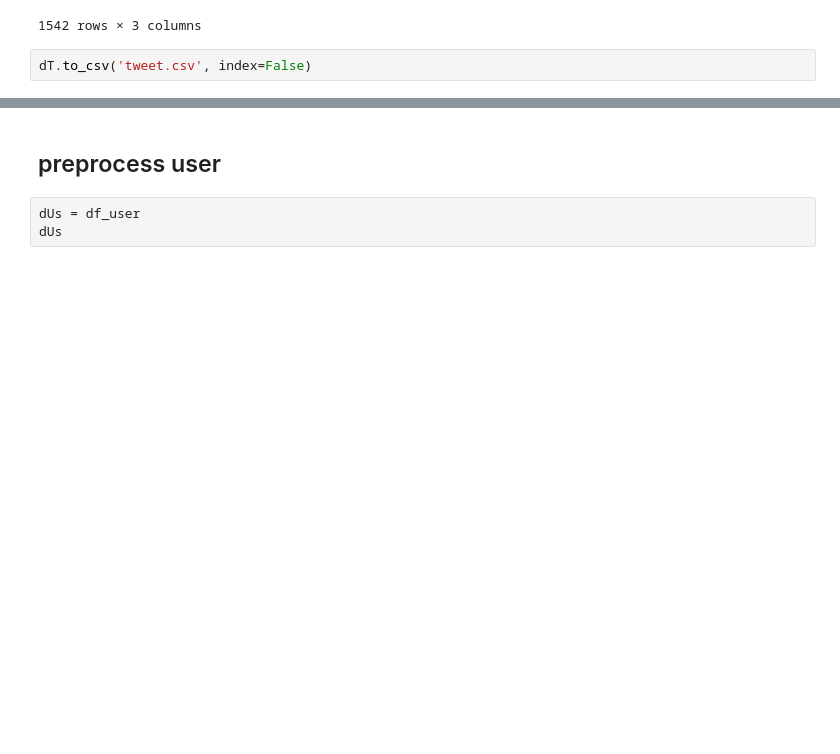
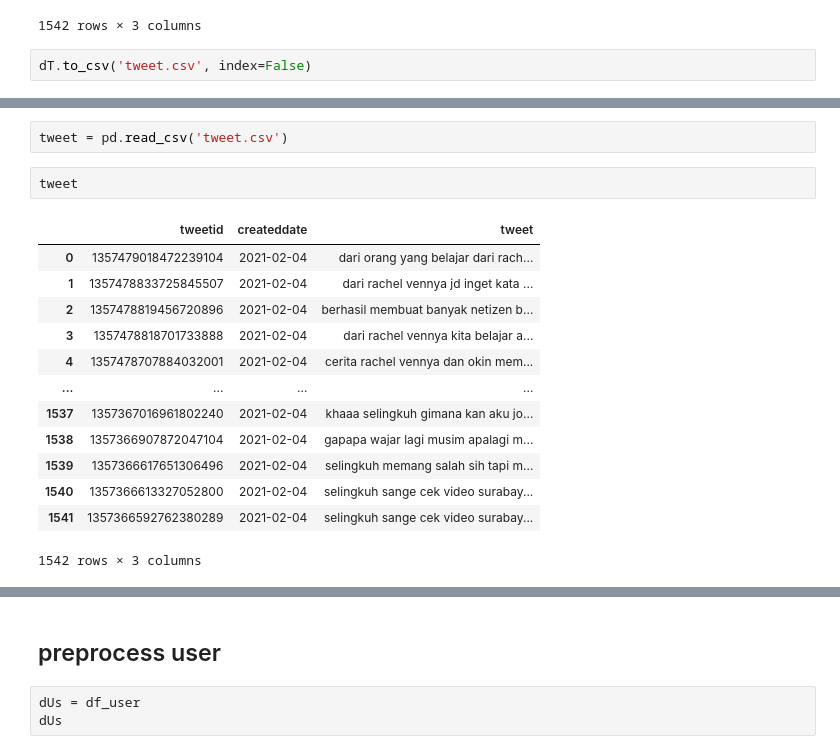
Before and after one commit to uadyf/Bootcamp-2021, a Jupyter notebook: tugas_akhir/preprocessing.ipynb, the cells around one changed output, grey strips where cells are left out. Saved outputs shown, nothing was run; the diff lists cells and outputs as text; blank space fills up the shorter version.

```diff
--- a/tugas_akhir/preprocessing.ipynb
+++ b/tugas_akhir/preprocessing.ipynb
@@ -119,0 +142,18 @@ dT.to_csv('tweet.csv', index=False)
+# %%
+tweet = pd.read_csv('tweet.csv')
+# %%
+tweet
+# %% [output]
+|  | tweetid | createddate | tweet |
+| 0 | 1357479018472239104 | 2021-02-04 | dari orang yang belajar dari rach... |
+| 1 | 1357478833725845507 | 2021-02-04 | dari rachel vennya jd inget kata ... |
+| 2 | 1357478819456720896 | 2021-02-04 | berhasil membuat banyak netizen b... |
+| 3 | 1357478818701733888 | 2021-02-04 | dari rachel vennya kita belajar a... |
+| 4 | 1357478707884032001 | 2021-02-04 | cerita rachel vennya dan okin mem... |
+| ... | ... | ... | ... |
+| 1537 | 1357367016961802240 | 2021-02-04 | khaaa selingkuh gimana kan aku jo... |
+| 1538 | 1357366907872047104 | 2021-02-04 | gapapa wajar lagi musim apalagi m... |
+| 1539 | 1357366617651306496 | 2021-02-04 | selingkuh memang salah sih tapi m... |
+| 1540 | 1357366613327052800 | 2021-02-04 | selingkuh sange cek video surabay... |
+| 1541 | 1357366592762380289 | 2021-02-04 | selingkuh sange cek video surabay... |
+1542 rows × 3 columns
```
Also changed, not shown: parts of 9 cells of this notebook.
